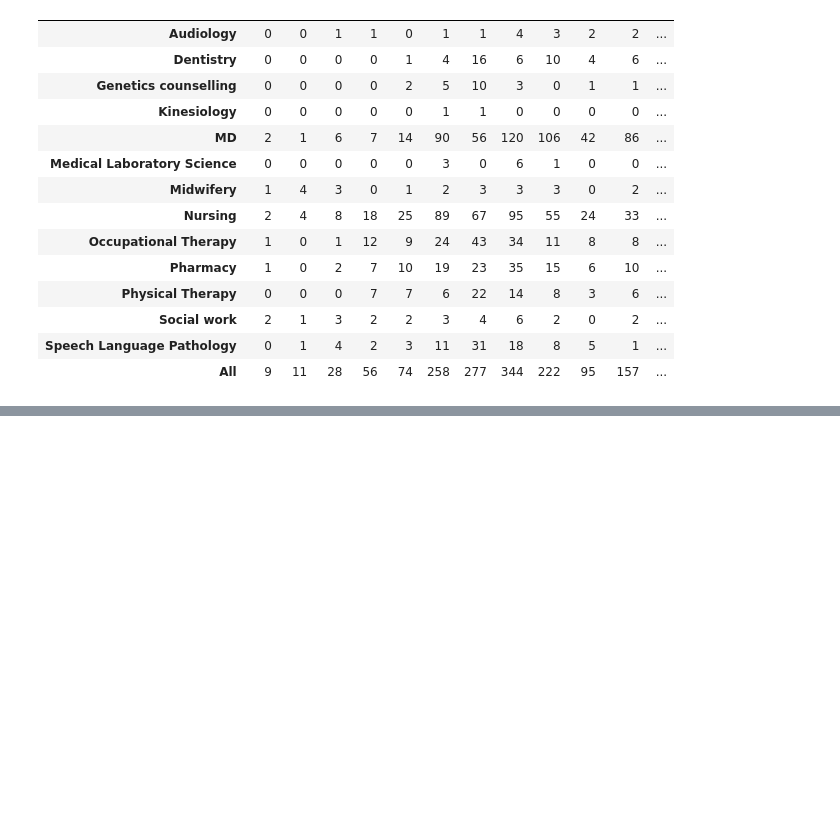
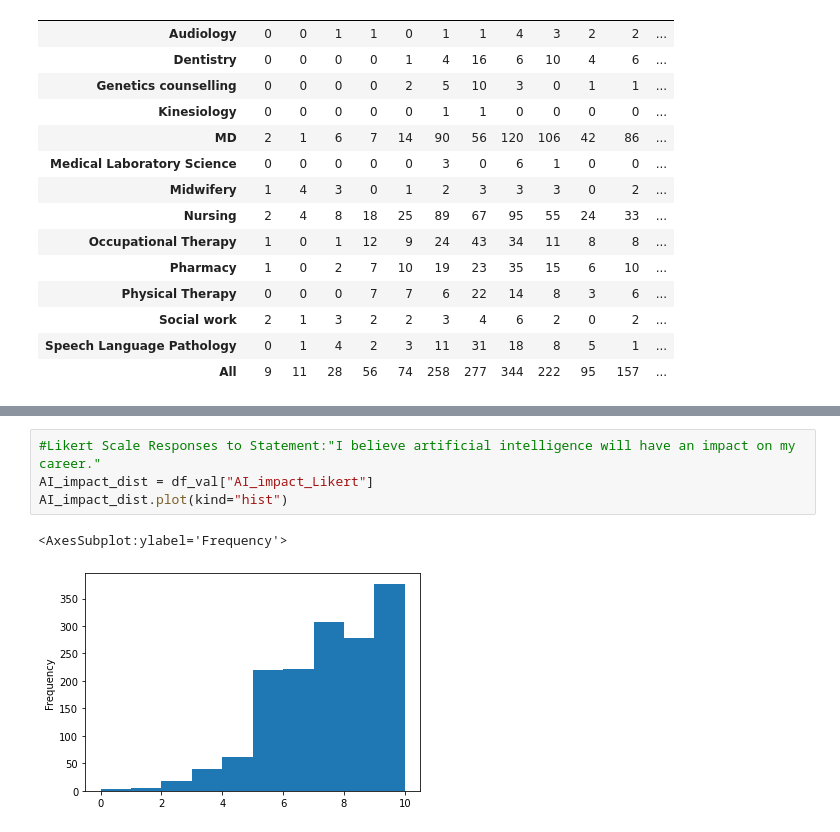
Before and after one commit to minnieteng/ai_survey, a Jupyter notebook: survey_analysis.ipynb, the cells around one changed output, grey strips where cells are left out. Saved outputs shown, nothing was run; the diff lists cells and outputs as text; blank space fills up the shorter version.

```diff
--- a/survey_analysis.ipynb
+++ b/survey_analysis.ipynb
@@ -584,0 +969,7 @@ sp.posthoc_conover(df_val, val_col='AI_percep', group_col='program', p_adjust =
+# %%
+#Likert Scale Responses to Statement:"I believe artificial intelligence will have an impact on my career."
+AI_impact_dist = df_val["AI_impact_Likert"]
+AI_impact_dist.plot(kind="hist")
+# %% [output]
+<AxesSubplot:ylabel='Frequency'>
+[figure, added]
```
Also changed, not shown: parts of 71 cells of this notebook.
